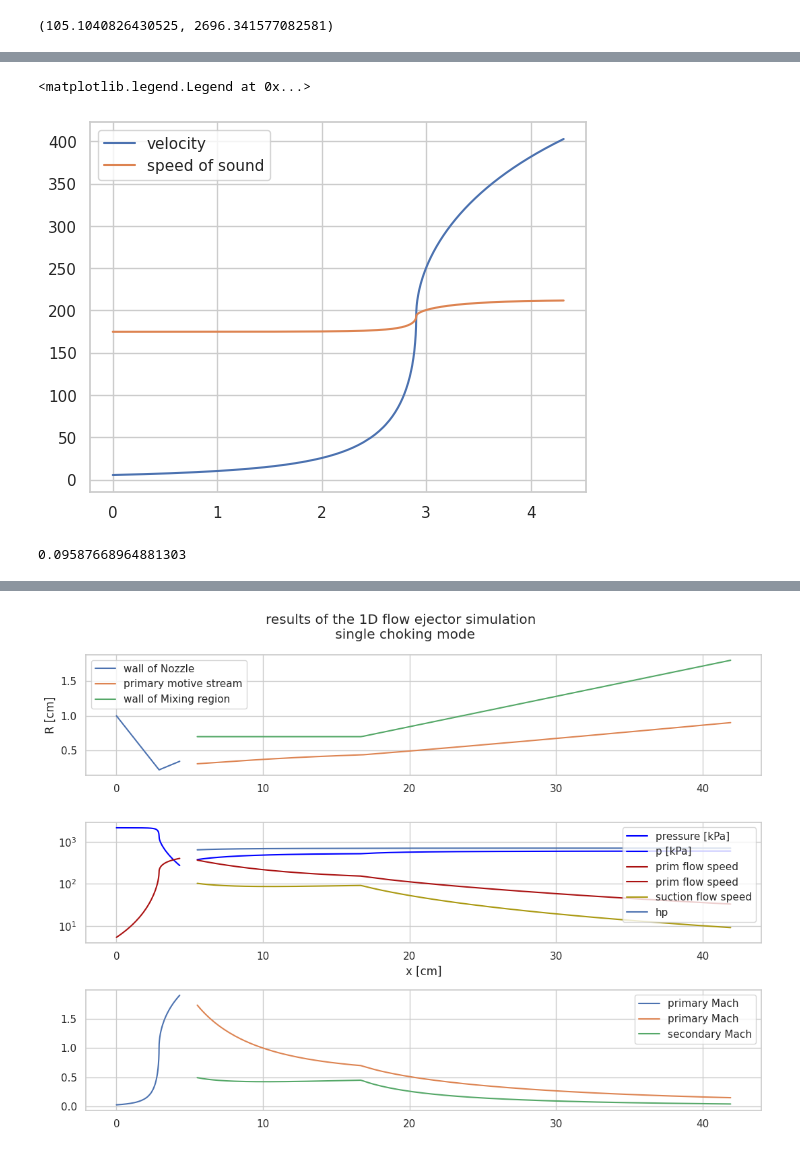
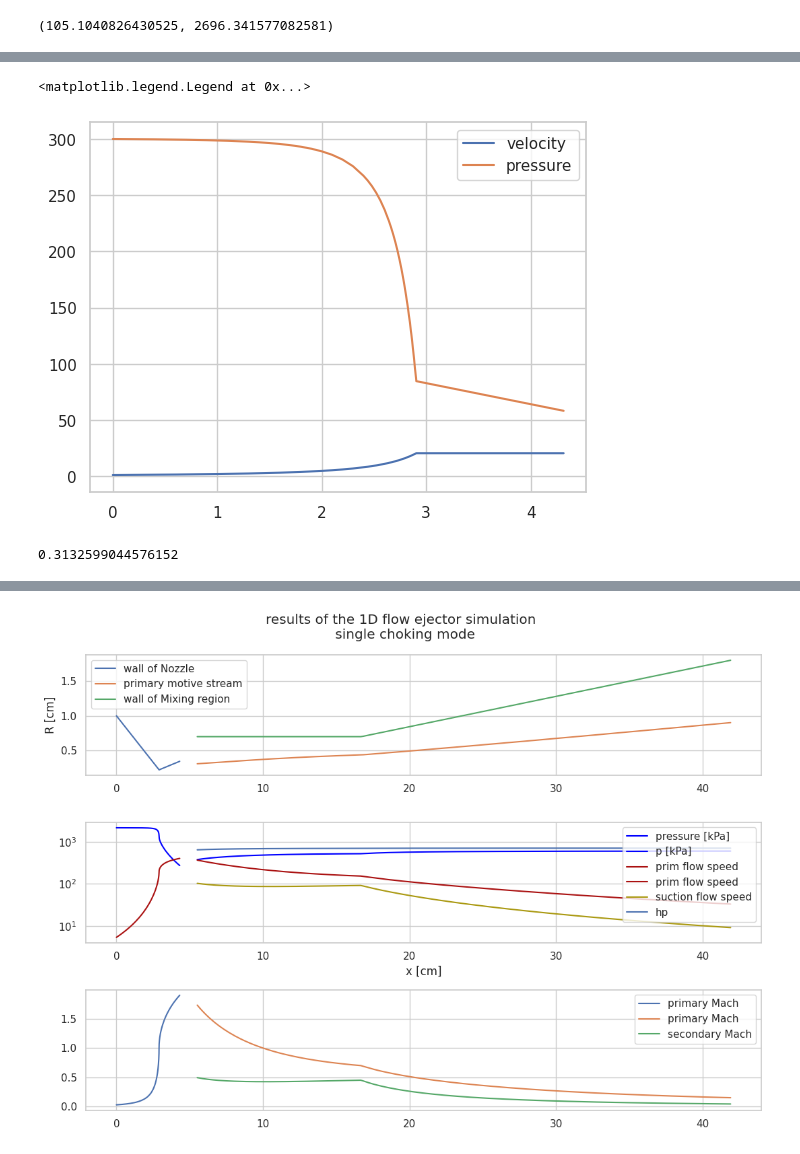
Before and after one commit to rclUPC/simpy_steamEjector, a Jupyter notebook: src/simpy_ejector/useCases/ejectorSteam.ipynb, the cells around one changed output, grey strips where cells are left out. Cells and saved outputs as stored; diff of their text form; code cells hidden in the pictures.

Commit message:
Primary incompressible flow fixed

```diff
--- a/src/simpy_ejector/useCases/ejectorSteam.ipynb
+++ b/src/simpy_ejector/useCases/ejectorSteam.ipynb
@@ -41,6 +41,7 @@ hin, hinSuc
 # %%
 nsolver = nozzleSolver.NozzleSolver(nozzle, fluid, 1, solver="AdamAdaptive", mode="basic")
 nsolver.setFriction(1e-2)
-vin_crit = nsolver.calcCriticalSpeed(pin, hin, 0.1, maxdev= 1e-3, chokePos="divergent_part" )
+sol = nsolver.solve1dNozzle(vin=1.0,pin=pin,hin=hin,nint=10,startx=0.0,gridType="invA")
+#vin_crit = nsolver.calcCriticalSpeed(pin, hin, 0.1, maxdev= 1e-3, chokePos="divergent_part" )
 # %% [output]
 friction of the flow calc set to 0.01
@@ -110,13 +81,8 @@ Name: 3133, dtype: float64
 # %%
 plt.figure()
-plt.plot(res_crit['x'], res_crit['v'])
-plt.plot(res_crit['x'], res_crit['c'])
-plt.legend(["velocity", "speed of sound"])
+plt.plot(sol['x'], sol['v'])
+plt.plot(sol['x'], sol['p'])
+plt.legend(["velocity", "pressure"])
 # %% [output]
 <matplotlib.legend.Legend at 0x...>
-[figure, old version]
+[figure, new version]
-# %%
-massFlowPrim = nozzleExit['v']* nozzleExit['d']* nozzle.Aprofile(nozzle.L) * 1e-4
-massFlowPrim # in kg/sec
-# %% [output]
-0.09587668964881303
@@ -123,3 +91,8 @@ massFlowPrim # in kg/sec
+# %%
+massFlowPrim = nozzleExit['v']* nozzleExit['d']* nozzle.Aprofile(nozzle.L) * 1e-4
+massFlowPrim # in kg/sec
+# %% [output]
+0.3132599044576152
 # %%
 mixingParams = { 'massExchangeFactor' : 1.e-4, 'dragFactor': 0.003, 'frictionInterface': 0.001, 'frictionWall': 0.015}
 mixer = EjectorMixer.EjectorMixer(fluid, ejector, mixingParams)
```
Also changed, not shown: parts of 8 cells of this notebook.
